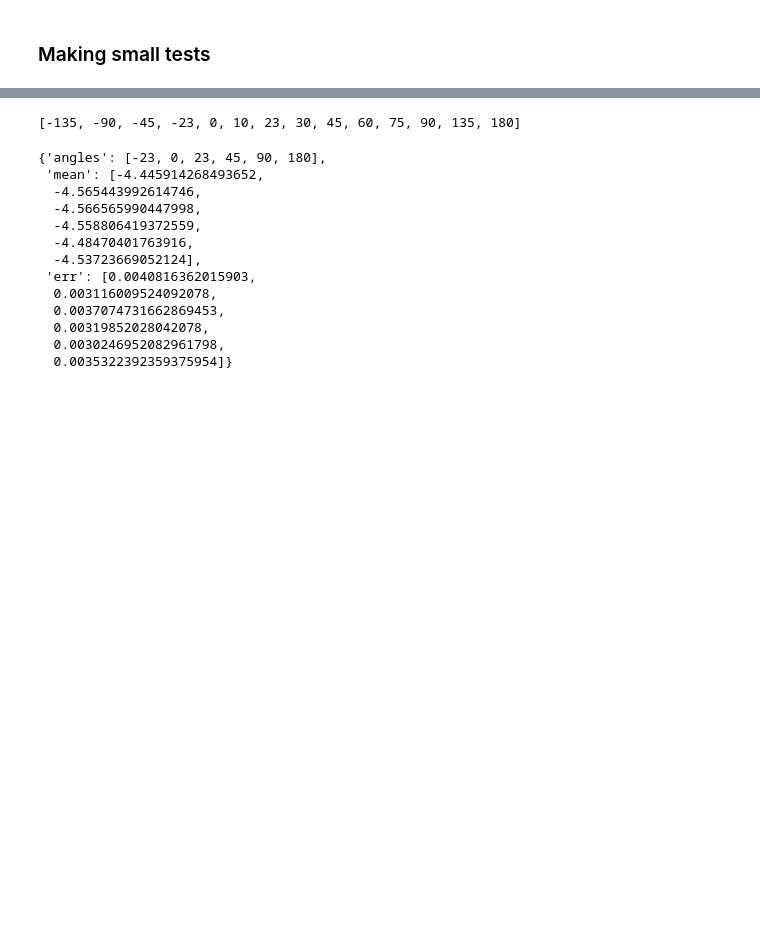
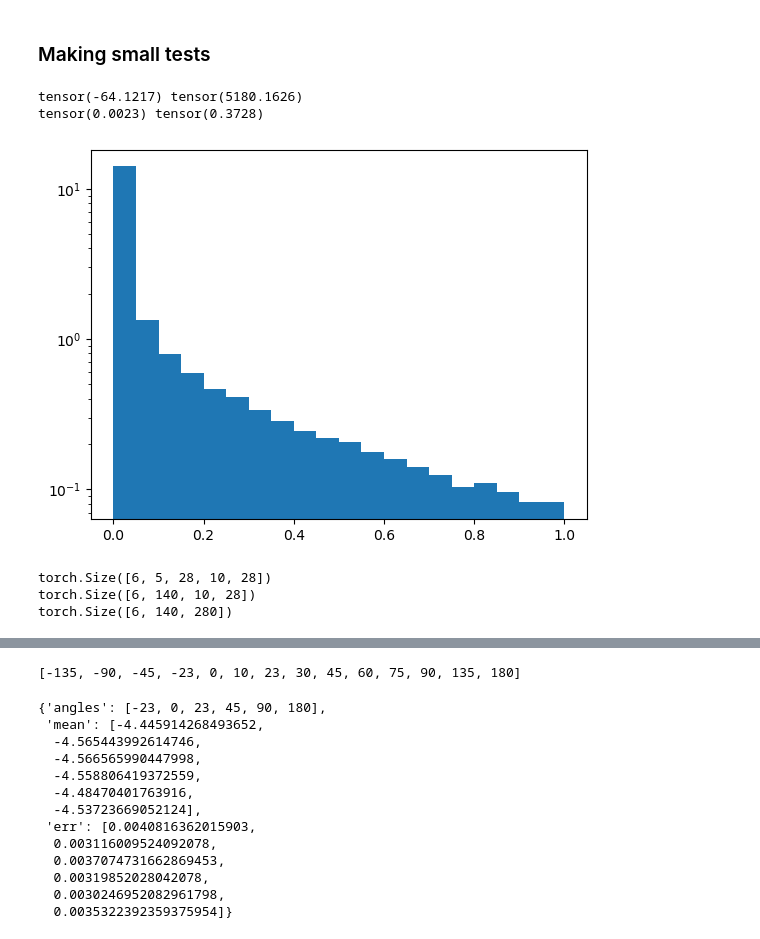
Before and after one commit to Fjallripa/Rotated-cINN, a Jupyter notebook: rotated_cinn/code_tests/testing_eval_py.ipynb, the cells around one changed output, grey strips where cells are left out. Cells and saved outputs as stored; diff of their text form; code cells hidden in the pictures; blank space fills up the shorter version.

```diff
--- a/rotated_cinn/code_tests/testing_eval_py.ipynb
+++ b/rotated_cinn/code_tests/testing_eval_py.ipynb
@@ -143,2 +243,24 @@ RuntimeError: The expanded size of the tensor (5) must match the existing size (
 # %% [markdown]
 ### Making small tests
+# %%
+print(generated_images.min(), generated_images.max())
+print(generated_images.median(), generated_images.mean())
+# %% [output]
+tensor(-64.1217) tensor(5180.1626)
+tensor(0.0023) tensor(0.3728)
+# %%
+plt.hist(generated_images.flatten(), 20, range=(0, 1), log=True, density=True);
+# %% [output]
+[figure, added]
+# %%
+#test = sampled_images.transpose(2, 3)
+test = sampled_images.movedim(1, 3)
+print(test.shape)
+test2 = test.flatten(1, 2)
+print(test2.shape)
+test3 = test2.flatten(2, 3)
+print(test3.shape)
+# %% [output]
+torch.Size([6, 5, 28, 10, 28])
+torch.Size([6, 140, 10, 28])
+torch.Size([6, 140, 280])
```
Also changed, not shown: parts of 9 cells of this notebook.
